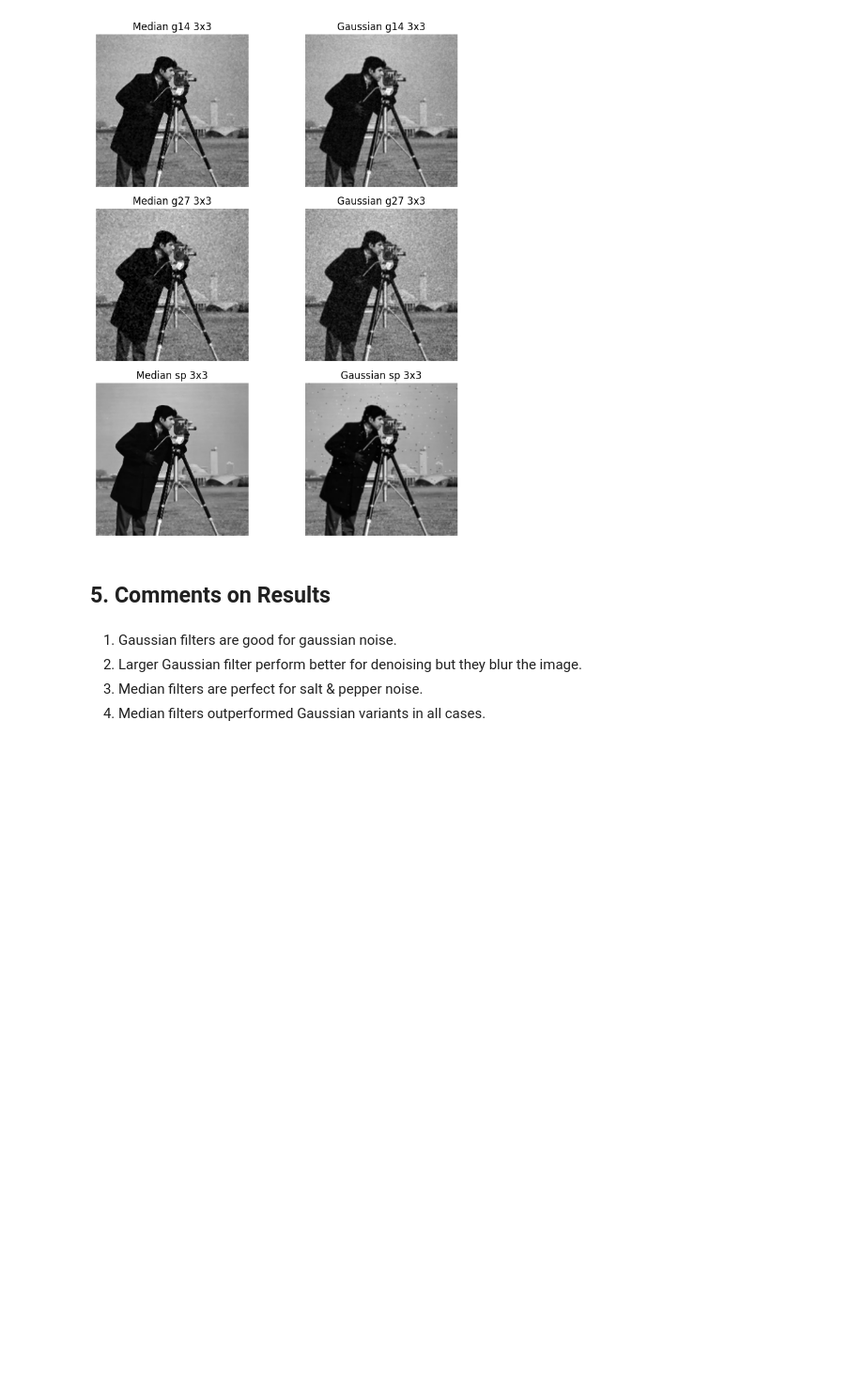
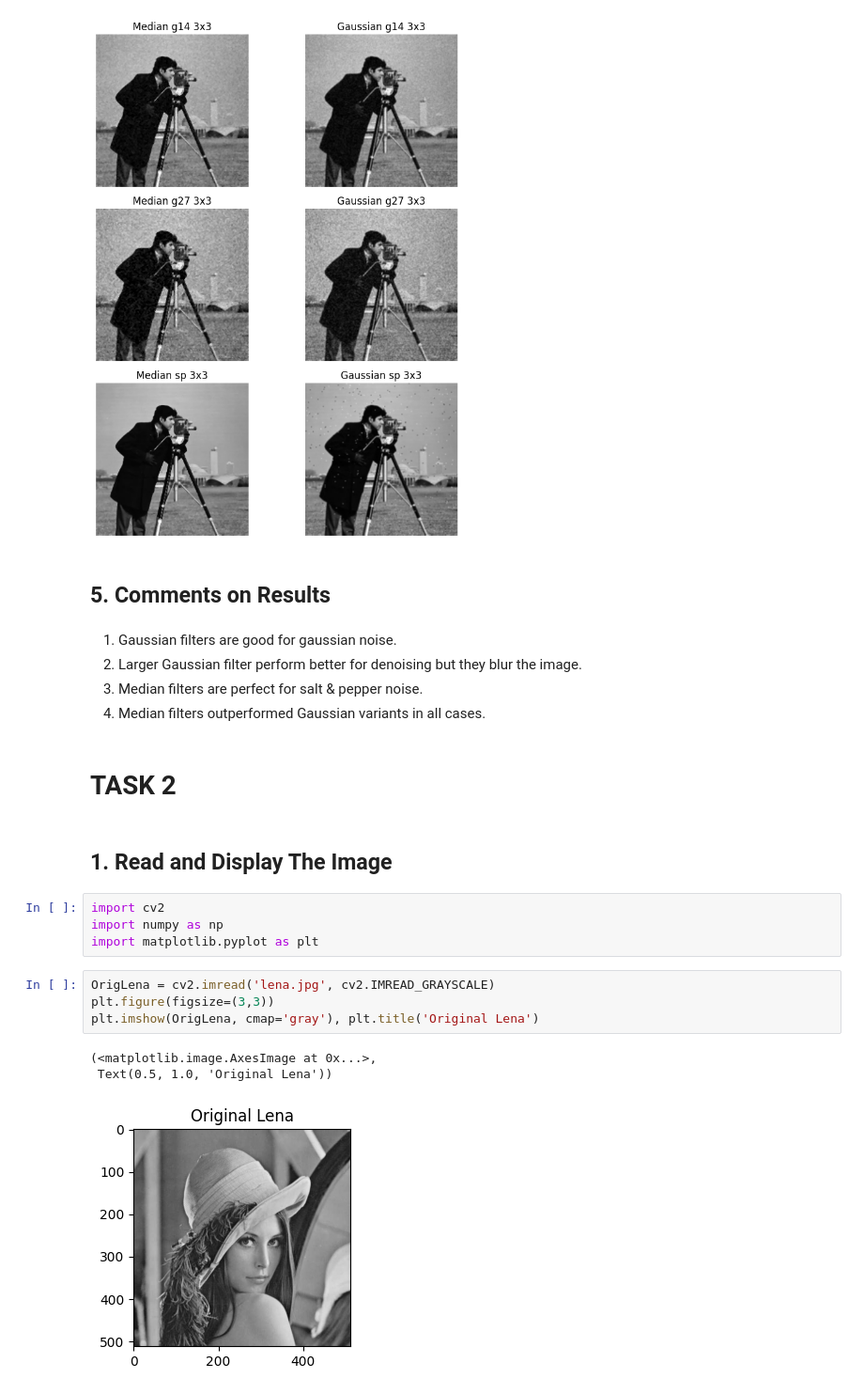
Before and after one commit to makifcevik/python-notebooks, a Jupyter notebook: 403_assignment.ipynb, the cells around one changed output. Shown at 94% size. Drawn from its saved outputs; the diff is of its cells as text; blank space fills up the shorter version.

```diff
--- a/403_assignment.ipynb
+++ b/403_assignment.ipynb
@@ -236,3 +236,19 @@ plt.show()
 2. Larger Gaussian filter perform better for denoising but they blur the image.
 3. Median filters are perfect for salt & pepper noise.
 4. Median filters outperformed Gaussian variants in all cases.
+# %% [markdown]
+# TASK 2
+# %% [markdown]
+## 1. Read and Display The Image
+# %%
+import cv2
+import numpy as np
+import matplotlib.pyplot as plt
+# %%
+OrigLena = cv2.imread('lena.jpg', cv2.IMREAD_GRAYSCALE)
+plt.figure(figsize=(3,3))
+plt.imshow(OrigLena, cmap='gray'), plt.title('Original Lena')
+# %% [output]
+(<matplotlib.image.AxesImage at 0x...>,
+ Text(0.5, 1.0, 'Original Lena'))
+[figure, added]
```
Also changed, not shown: parts of 15 cells of this notebook.
